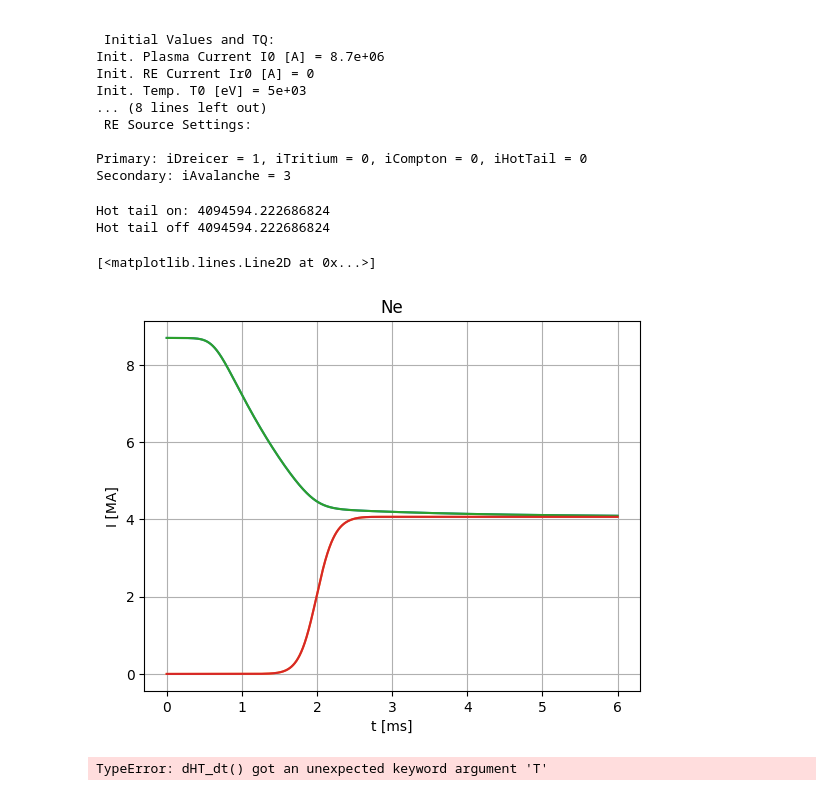
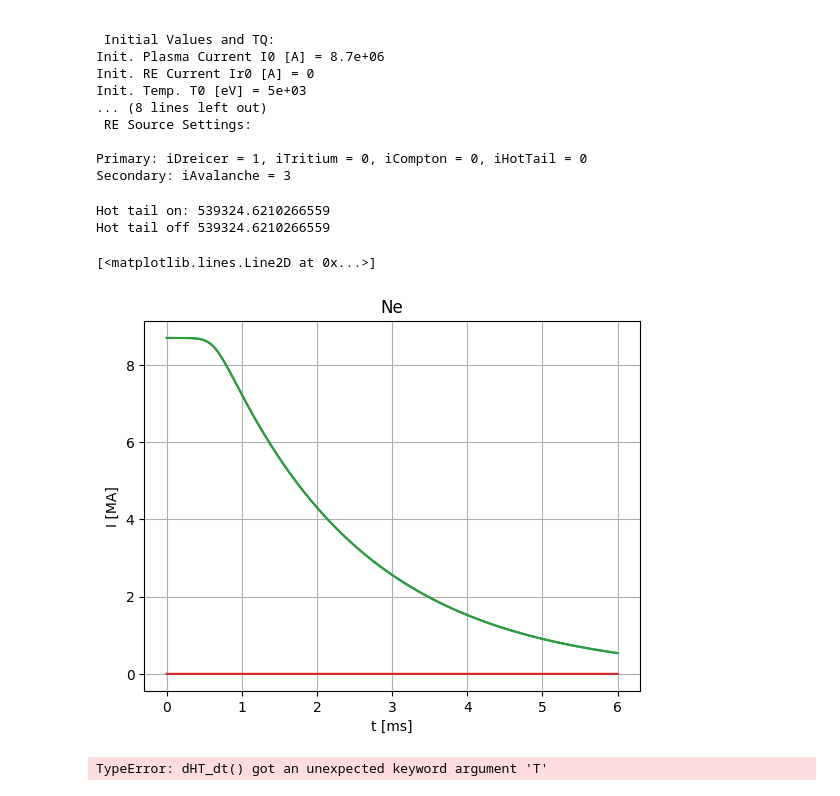
Before and after one commit to ridatta/RE_Solver, a Jupyter notebook: hot_tail_RD.ipynb, the cells around one changed output. Drawn from its saved outputs; the diff is of its cells as text; code cells hidden in the pictures.

Commit message:
hot tail commit

```diff
--- a/hot_tail_RD.ipynb
+++ b/hot_tail_RD.ipynb
@@ -512,8 +593,8 @@ solver = RE.solver0D()
 
 
 solver.k = 1.7
-solver.Ir0 = 1
-solver.iDreicer = 1
+solver.Ir0 = 0
+solver.iDreicer = 0
 solver.iHotTail = 1
 solver.tmax = 6e-3
 
@@ -526,38 +607,38 @@ solver.n_imp = 1e21
 t, Ip, Ir, Wk = solver.solve()
 print("Hot tail on:", Ip[-1])
 
 plt.plot(t*1e3,Ip/1e6,label='Ip')
 plt.plot(t*1e3,Ir/1e6,label='Ir')
 plt.grid()
 plt.xlabel('t [ms]')
 plt.ylabel('I [MA]')
 plt.title('Ne')
 
 solver = RE.solver0D()
 
 
 solver.k = 1.7
-solver.Ir0 = 1
-solver.iDreicer = 1
+solver.Ir0 = 0
+solver.iDreicer = 0
 solver.iHotTail = 0
 solver.tmax = 6e-3
 
 # Set impurity properties
 solver.Z_imp = 10
 solver.A_imp = 20
 solver.n_imp = 1e21
 
 # Solve
 t, Ip, Ir, Wk = solver.solve()
 print("Hot tail off", Ip[-1])
 
 plt.plot(t*1e3,Ip/1e6,label='Ip')
 plt.plot(t*1e3,Ir/1e6,label='Ir')
 # %% [output]
-Hot tail on: 4094594.222686824
-Hot tail off 4094594.222686824
+Hot tail on: 539324.6210266559
+Hot tail off 539324.6210266559
 [<matplotlib.lines.Line2D at 0x...>]
-[figure, old version]
+[figure, new version]
 # %%
 # Generate Fig. 5
 """
```
Also changed, not shown: parts of 5 cells of this notebook, 20 other files.
